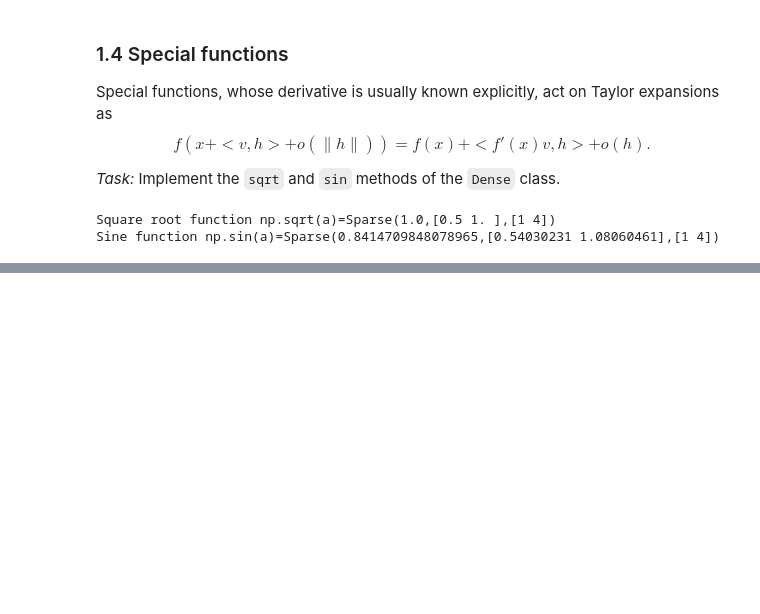
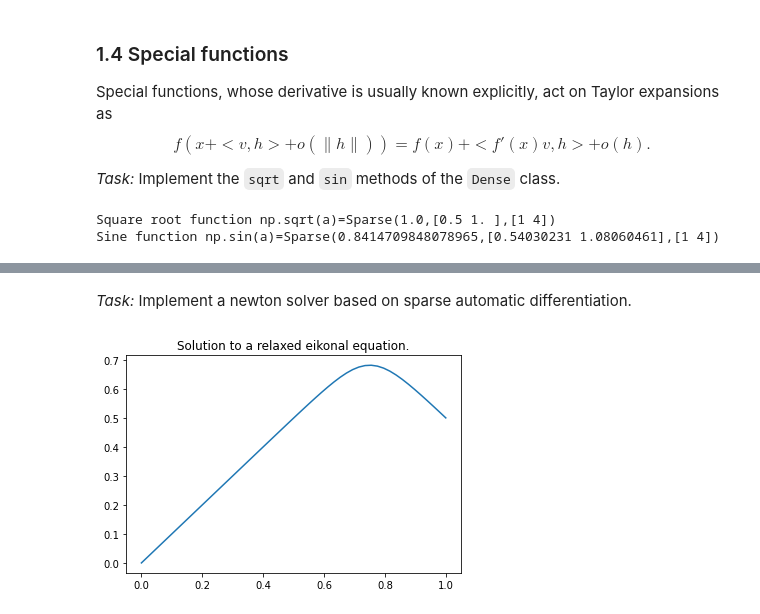
Before and after one commit to Mirebeau/MVA_ImagePDE, a Jupyter notebook: TP1/Sparse.ipynb, the cells around one changed output, grey strips where cells are left out. Drawn from its saved outputs; the diff is of its cells as text; code cells hidden in the pictures; blank space fills up the shorter version.

```diff
--- a/TP1/Sparse.ipynb
+++ b/TP1/Sparse.ipynb
@@ -294,0 +351,30 @@ array([0, 1, 2, 3, 4, 0, 1, 2, 3, 4, 0, 1, 2, 3, 4])
+# %%
+def Nonlinear(u,f,eps,bc,dx):
+    """Residue of the discretization of the nonlinear PDE -eps*u'' + u'^2 = f, with provided boundary conditions"""
+    residue = - eps*(roll(u,1)-2*u+roll(u,-1))/dx**2 + (roll(u,1)-roll(u,-1))**2/(2*dx)**2 - f
+    residue[0] = u[0]-bc[0]
+    residue[-1] = u[-1]-bc[1]
+    return residue
+# %% [markdown]
+*Task:* Implement a newton solver based on sparse automatic differentiation.
+# %%
+def Newton(F,x,niter,params=tuple()):
+    x_ad = vector_ad(x.copy())
+    for i in range(niter):
+        x_ad.x += F(x_ad,*params).solve()
+    return x_ad.x
+# %%
+X,dx = np.linspace(0,1,retstep=True)
+f = 1
+eps=0.1
+bc=[0,0.5]
+
+params = (f,eps,bc,dx)
+u=np.zeros_like(X)
+# %%
+sol = Newton(Nonlinear,u,10,params=params)
+# %%
+plt.title("Solution to a relaxed eikonal equation.")
+plt.plot(X,sol);
+# %% [output]
+[figure, added]
```
Also changed, not shown: parts of 39 cells of this notebook, 1 other file.
